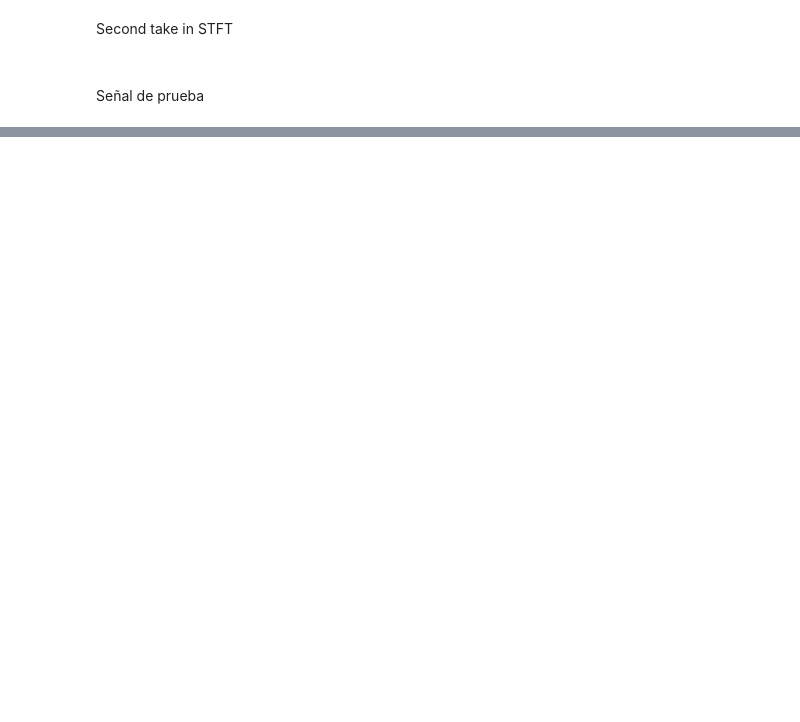
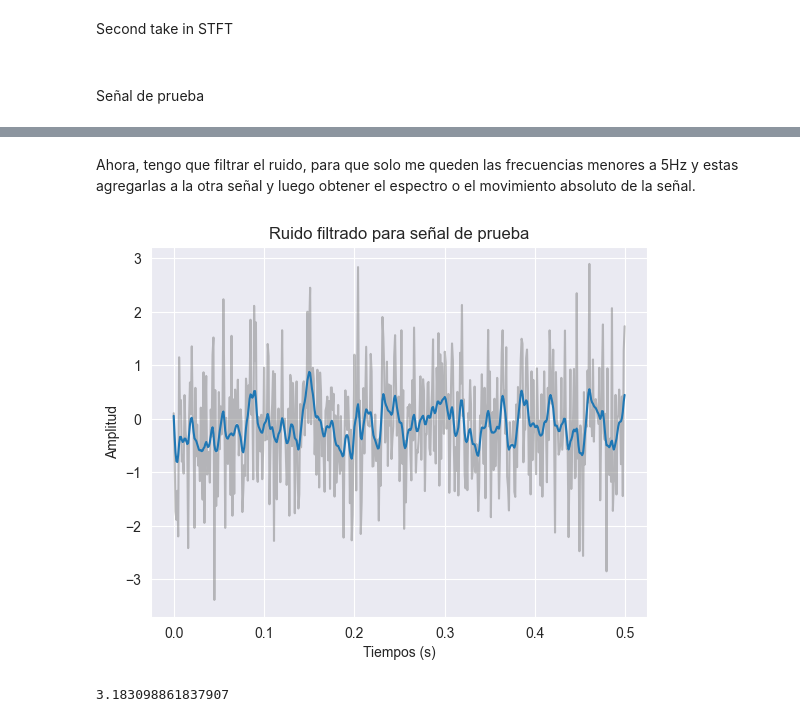
Before and after one commit to consuelorojas/Tesis, a Jupyter notebook: Notebooks/STFT_ahora_siquesi.ipynb, the cells around one changed output, grey strips where cells are left out. Drawn from its saved outputs; the diff is of its cells as text; code cells hidden in the pictures; blank space fills up the shorter version.

```diff
--- a/Notebooks/STFT_ahora_siquesi.ipynb
+++ b/Notebooks/STFT_ahora_siquesi.ipynb
@@ -44,0 +86,25 @@ Para esto, generar un vector de ceros y en los puntos cercanas a los ceros de la
+# %% [markdown]
+Ahora, tengo que filtrar el ruido, para que solo me queden las frecuencias menores a 5Hz y estas agregarlas a la otra señal y luego obtener el espectro o el movimiento absoluto de la señal.
+# %%
+# filtro pasa bajos
+from scipy import signal
+
+#corto en una frecuencia cercana a los 5Hz, o 1/8 rad.
+#filtro de orden 1
+
+b, a = signal.butter(1, 1/8, 'lowpass')
+filtered = signal.filtfilt(b, a, noise)
+
+
+plt.plot(time[:500],noise[:500],alpha=0.5, color ='grey')
+plt.plot(time[:500],filtered[:500])
+plt.xlabel('Tiempos (s)')
+plt.ylabel('Amplitud')
+plt.title('Ruido filtrado para señal de prueba')
+plt.show()
+# %% [output]
+[figure, added]
+# %%
+1/((1/5)*(1/2*np.pi))
+# %% [output]
+3.183098861837907
```
Also changed, not shown: parts of 15 cells of this notebook.
